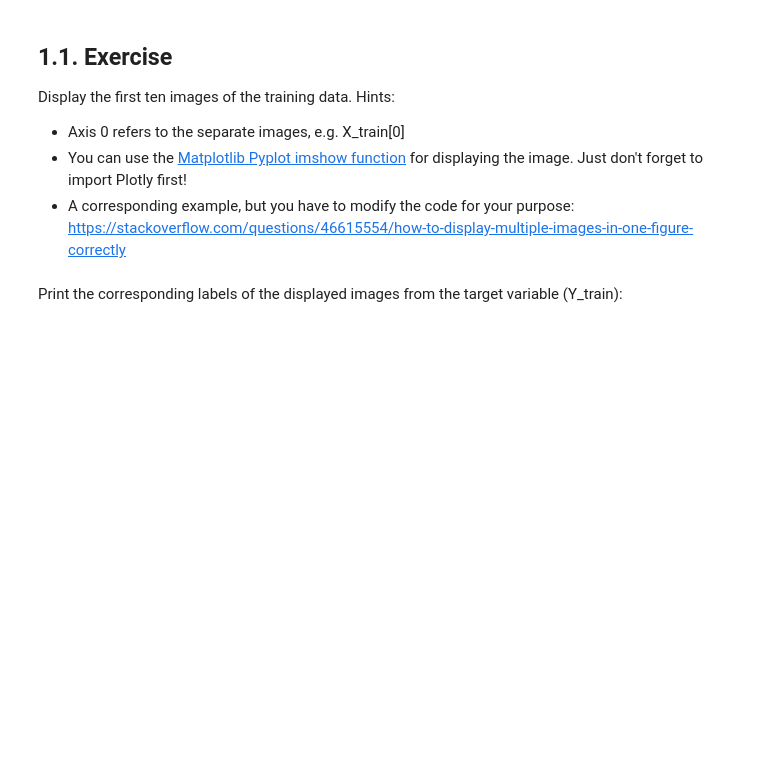
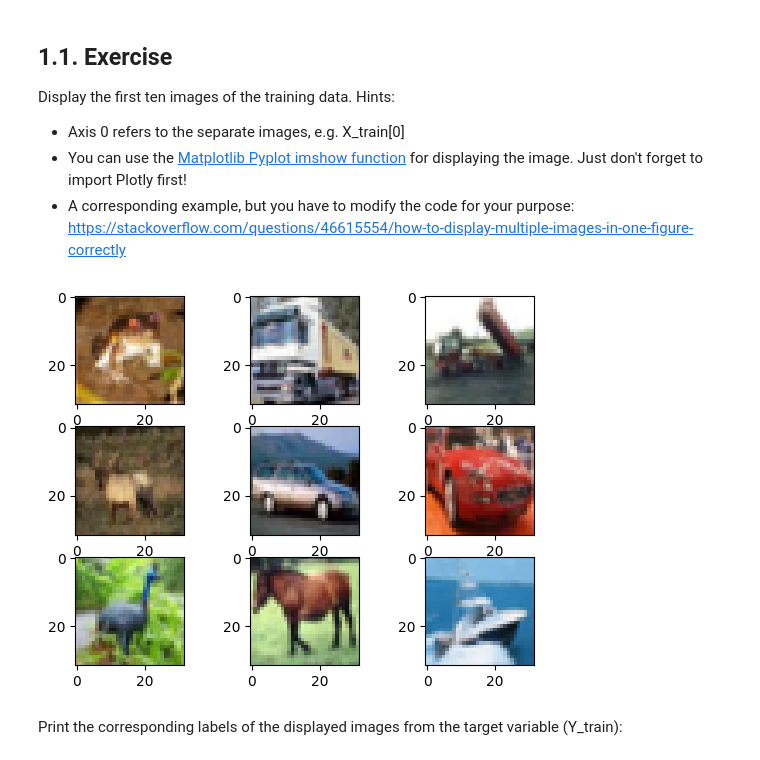
Before and after one commit to nguyenqchi/deep_learning_2024, a Jupyter notebook: Chloe's_04_AIT_MLP_CIFAR10_exercise.ipynb, the cells around one changed output. Saved outputs shown, nothing was run; the diff lists cells and outputs as text; code cells hidden in the pictures; blank space fills up the shorter version.

```diff
--- a/Chloe's_04_AIT_MLP_CIFAR10_exercise.ipynb
+++ b/Chloe's_04_AIT_MLP_CIFAR10_exercise.ipynb
@@ -46,2 +48,11 @@ import matplotlib.pyplot as plt
+# %%
+import matplotlib.pyplot as plt
+
+#Plot the first 10 images from the dataset
+for i in range(9):
+    plt.subplot(330 + 1 + i)
+    plt.imshow(X_train[i])
+# %% [output]
+[figure, added]
 # %% [markdown]
 Print the corresponding labels of the displayed images from the target variable (Y_train):
```
Also changed, not shown: parts of 42 cells of this notebook.
